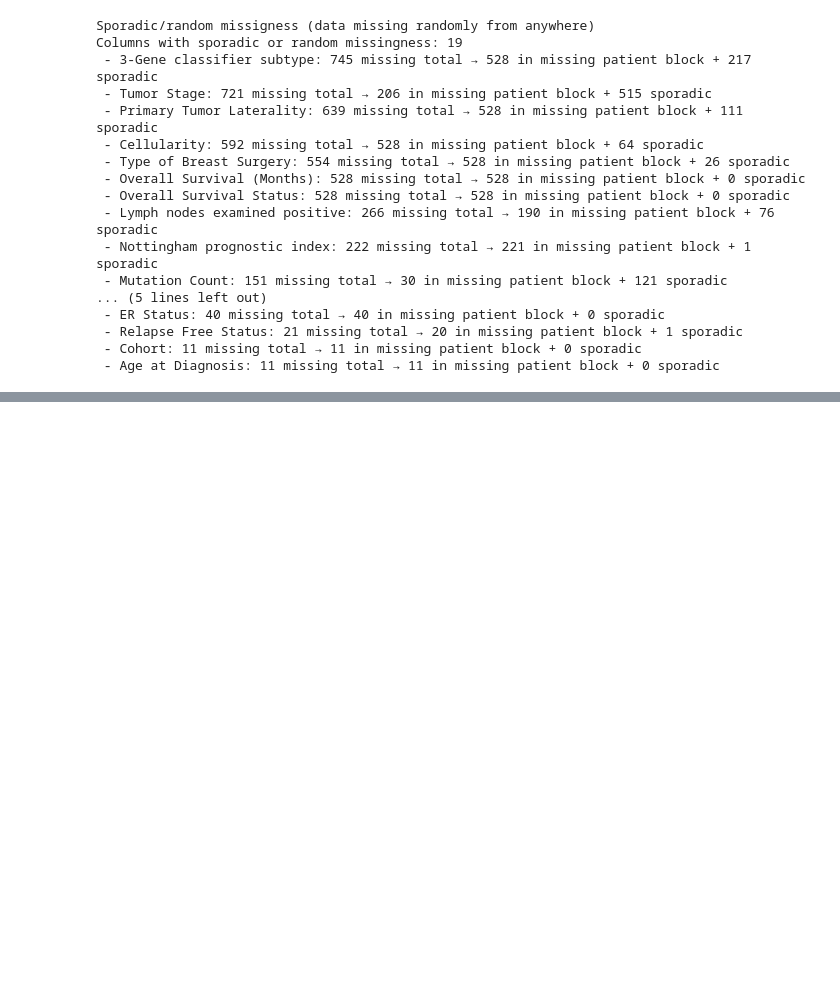
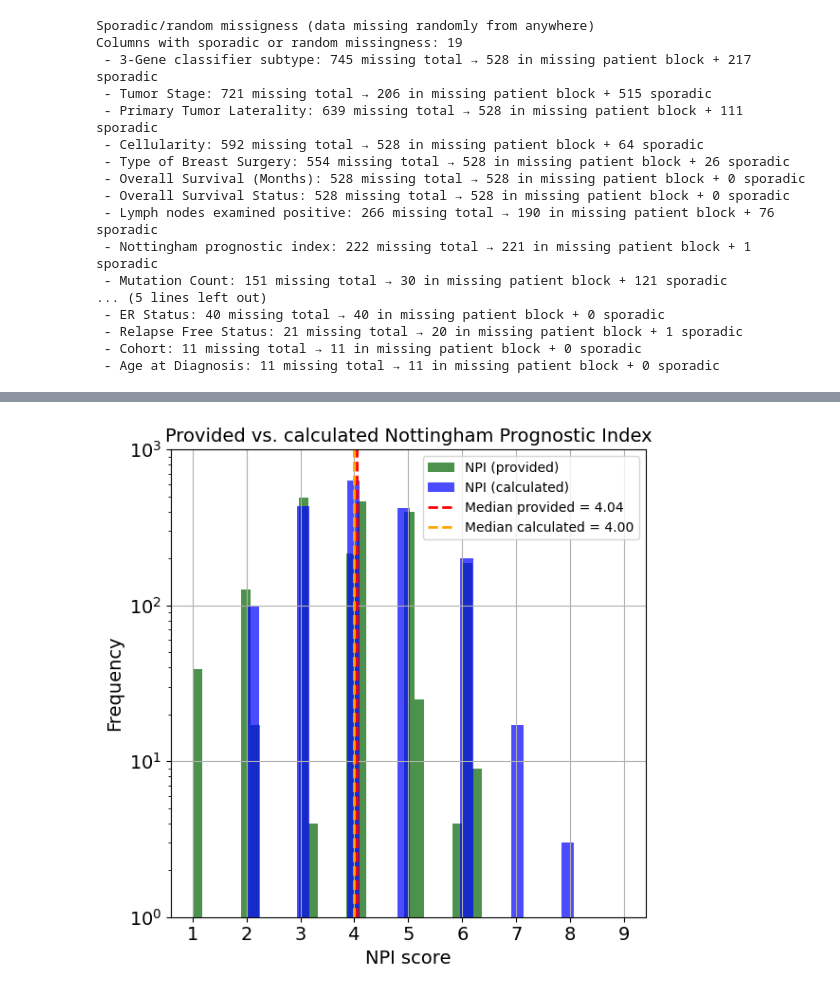
Before and after one commit to Erdos-Projects/summer26-breast-cancer-survival, a Jupyter notebook: checkpoint2_gopal.ipynb, the cells around one changed output, grey strips where cells are left out. Cells and saved outputs as stored; diff of their text form; code cells hidden in the pictures; blank space fills up the shorter version.

```diff
--- a/checkpoint2_gopal.ipynb
+++ b/checkpoint2_gopal.ipynb
@@ -376,0 +471,3 @@ non_block.to_csv('Final_metabric_data.tsv', sep='\t', index=False)
+# %%
+# remove NAN from CNA data
+cna = cna.dropna()
@@ -376,0 +476,10 @@ non_block.to_csv('Final_metabric_data.tsv', sep='\t', index=False)
+# %%
+labels = {-2: 'homdel', -1: 'hetloss', 0: 'neutral', 1: 'gain', 2: 'amp'}
+counts = pd.DataFrame({labels[v]: (cna == v).sum(axis=0) for v in labels})
+
+#Normalize the counts by number of genes
+counts = round((counts/len(cna))*100, 3)
+
+# Name the index so we can merge CNA with non_block based on this index
+counts.index.name = 'Patient ID'
+counts.head()
@@ -376,0 +494,6 @@ non_block.to_csv('Final_metabric_data.tsv', sep='\t', index=False)
+# %%
+merged = non_block.merge(counts, on='Patient ID', how='left')
+
+# Now convert the overall survival months in the data into overall survial years
+merged['Overall Survival (Years)'] = round(merged['Overall Survival (Months)']/12, 3)
+merged.head()
@@ -376,0 +545,30 @@ non_block.to_csv('Final_metabric_data.tsv', sep='\t', index=False)
+# %%
+fig, ax = plt.subplots(figsize=(6, 6))
+
+bins = 30  # shared bin count so they're comparable
+merged['Nottingham prognostic index'].hist(
+    ax=ax, bins=bins, alpha=0.7, label='NPI (provided)', color='darkgreen')
+
+merged['NPI_calc'].hist(
+    ax=ax, bins=bins, alpha=0.7, label='NPI (calculated)', color='blue')
+
+# Median lines
+median_provided = merged['Nottingham prognostic index'].median()
+median_calc     = merged['NPI_calc'].median()
+ax.axvline(median_provided, color='red', linestyle='--', linewidth=2,
+           label=f'Median provided = {median_provided:.2f}')
+ax.axvline(median_calc, color='orange', linestyle='--', linewidth=2,
+           label=f'Median calculated = {median_calc:.2f}')
+
+ax.set_xlabel('NPI score', fontsize=14)
+ax.set_ylabel('Frequency', fontsize=14)
+ax.set_title('Provided vs. calculated Nottingham Prognostic Index', fontsize=14)
+ax.legend()
+ax.tick_params(axis='both', which='major', labelsize=14)
+ax.set_xticks(range(1, 10))
+plt.ylim(1, 1000)
+plt.yscale('log')
+plt.tight_layout()
+plt.show()
+# %% [output]
+[figure, added]
```
Also changed, not shown: parts of 31 cells of this notebook, 2 other files.
